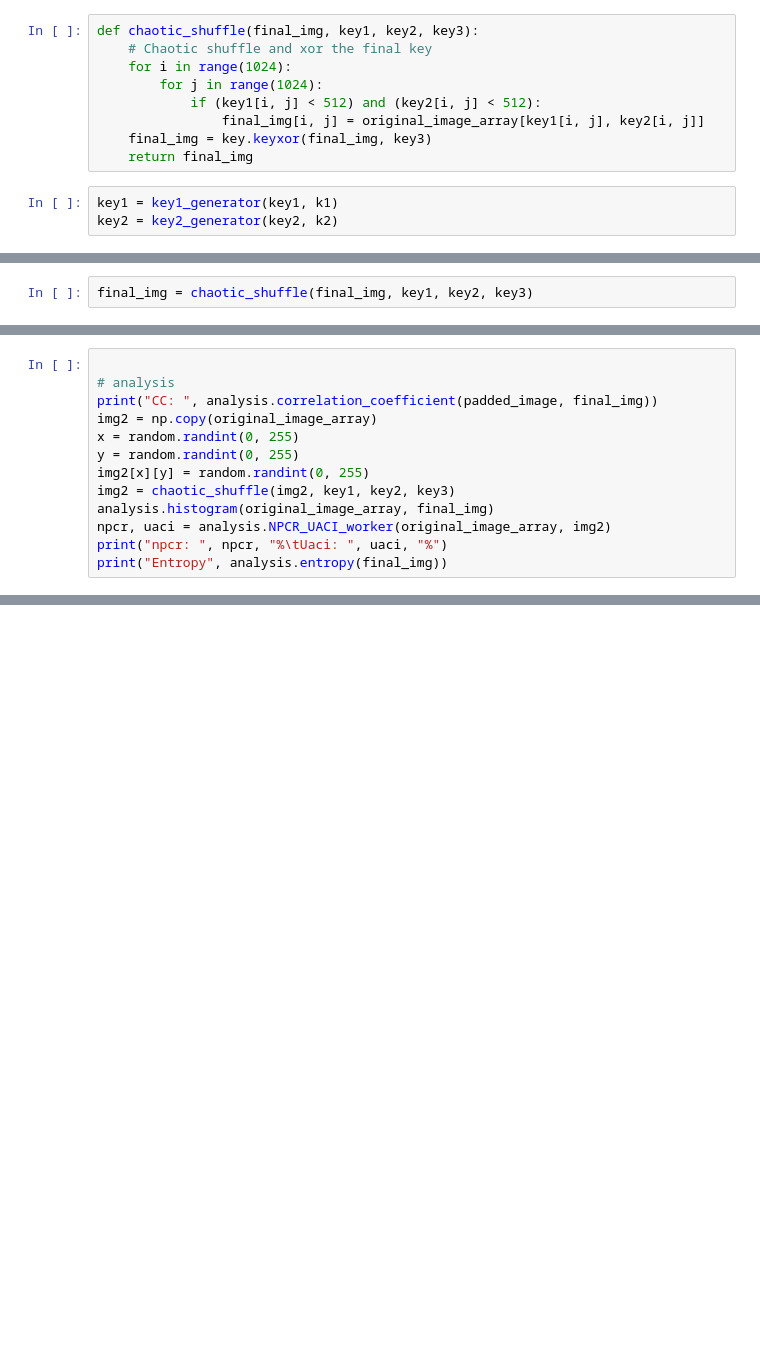
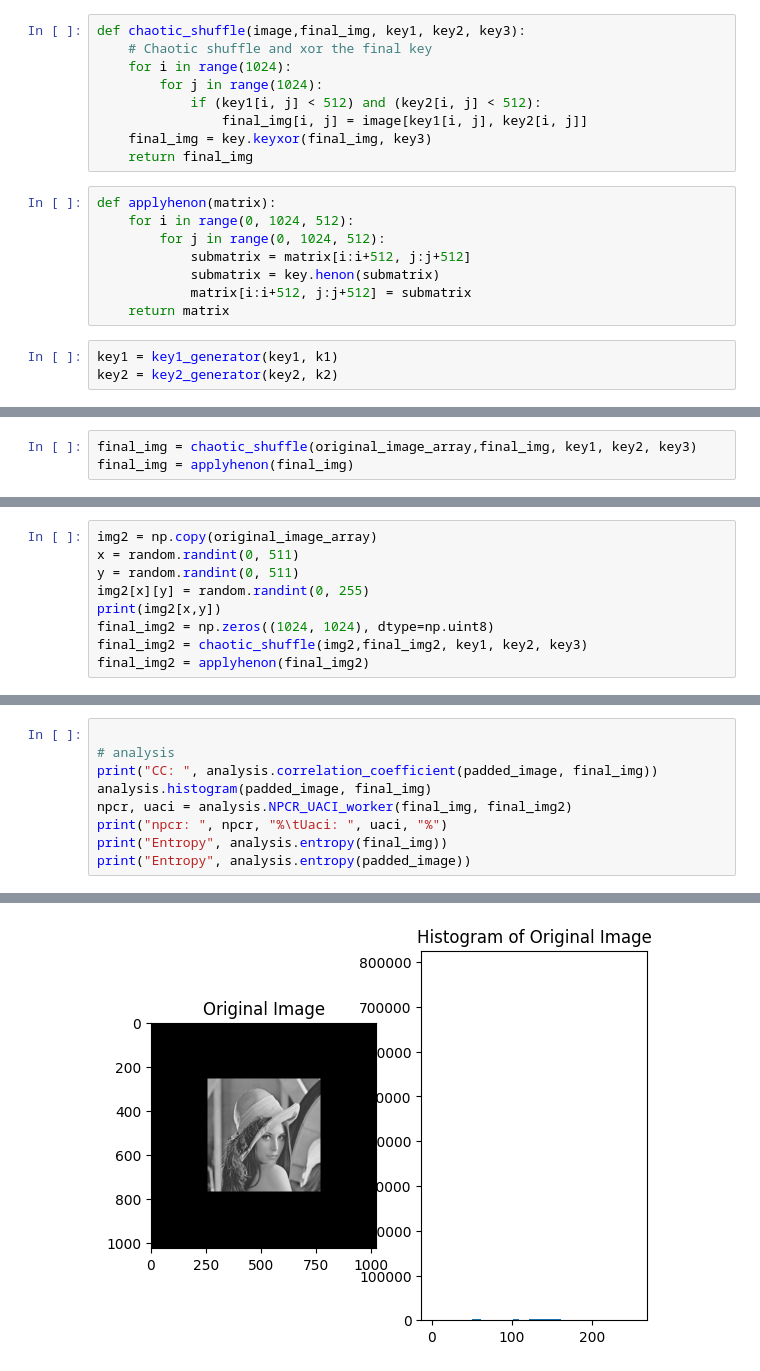
Before and after one commit to Pratham16112002/image-encryption, a Jupyter notebook: shift.ipynb, the cells around one changed output, grey strips where cells are left out. Cells and saved outputs as stored; diff of their text form; blank space fills up the shorter version.

```diff
--- a/shift.ipynb
+++ b/shift.ipynb
@@ -41,14 +48,22 @@ def key2_generator(key2, k2):
         key2 = np.vstack((key2, shifted_arr))
     return key2
 # %%
-def chaotic_shuffle(final_img, key1, key2, key3):
+def chaotic_shuffle(image,final_img, key1, key2, key3):
     # Chaotic shuffle and xor the final key
     for i in range(1024):
         for j in range(1024):
             if (key1[i, j] < 512) and (key2[i, j] < 512):
-                final_img[i, j] = original_image_array[key1[i, j], key2[i, j]]
+                final_img[i, j] = image[key1[i, j], key2[i, j]]
     final_img = key.keyxor(final_img, key3)
     return final_img
+# %%
+def applyhenon(matrix):
+    for i in range(0, 1024, 512):
+        for j in range(0, 1024, 512):
+            submatrix = matrix[i:i+512, j:j+512]
+            submatrix = key.henon(submatrix)
+            matrix[i:i+512, j:j+512] = submatrix
+    return matrix
 # %%
 key1 = key1_generator(key1, k1)
 key2 = key2_generator(key2, k2)
@@ -58,2 +70,3 @@ np.savetxt('key2.csv', key2, delimiter=',')
 # %%
-final_img = chaotic_shuffle(final_img, key1, key2, key3)
+final_img = chaotic_shuffle(original_image_array,final_img, key1, key2, key3)
+final_img = applyhenon(final_img)
@@ -59,0 +83,9 @@ final_img = chaotic_shuffle(final_img, key1, key2, key3)
+# %%
+img2 = np.copy(original_image_array)
+x = random.randint(0, 511)
+y = random.randint(0, 511)
+img2[x][y] = random.randint(0, 255)
+print(img2[x,y])
+final_img2 = np.zeros((1024, 1024), dtype=np.uint8)
+final_img2 = chaotic_shuffle(img2,final_img2, key1, key2, key3)
+final_img2 = applyhenon(final_img2)
@@ -61,12 +95,9 @@ final_img = chaotic_shuffle(final_img, key1, key2, key3)
 
 # analysis
 print("CC: ", analysis.correlation_coefficient(padded_image, final_img))
-img2 = np.copy(original_image_array)
-x = random.randint(0, 255)
-y = random.randint(0, 255)
-img2[x][y] = random.randint(0, 255)
-img2 = chaotic_shuffle(img2, key1, key2, key3)
-analysis.histogram(original_image_array, final_img)
-npcr, uaci = analysis.NPCR_UACI_worker(original_image_array, img2)
+analysis.histogram(padded_image, final_img)
+npcr, uaci = analysis.NPCR_UACI_worker(final_img, final_img2)
 print("npcr: ", npcr, "%\tUaci: ", uaci, "%")
 print("Entropy", analysis.entropy(final_img))
+print("Entropy", analysis.entropy(padded_image))
+# %% [output]
@@ -72,0 +105 @@ print("Entropy", analysis.entropy(final_img))
+[figure, added]
```
Also changed, not shown: parts of 7 cells of this notebook, 6 other files.
